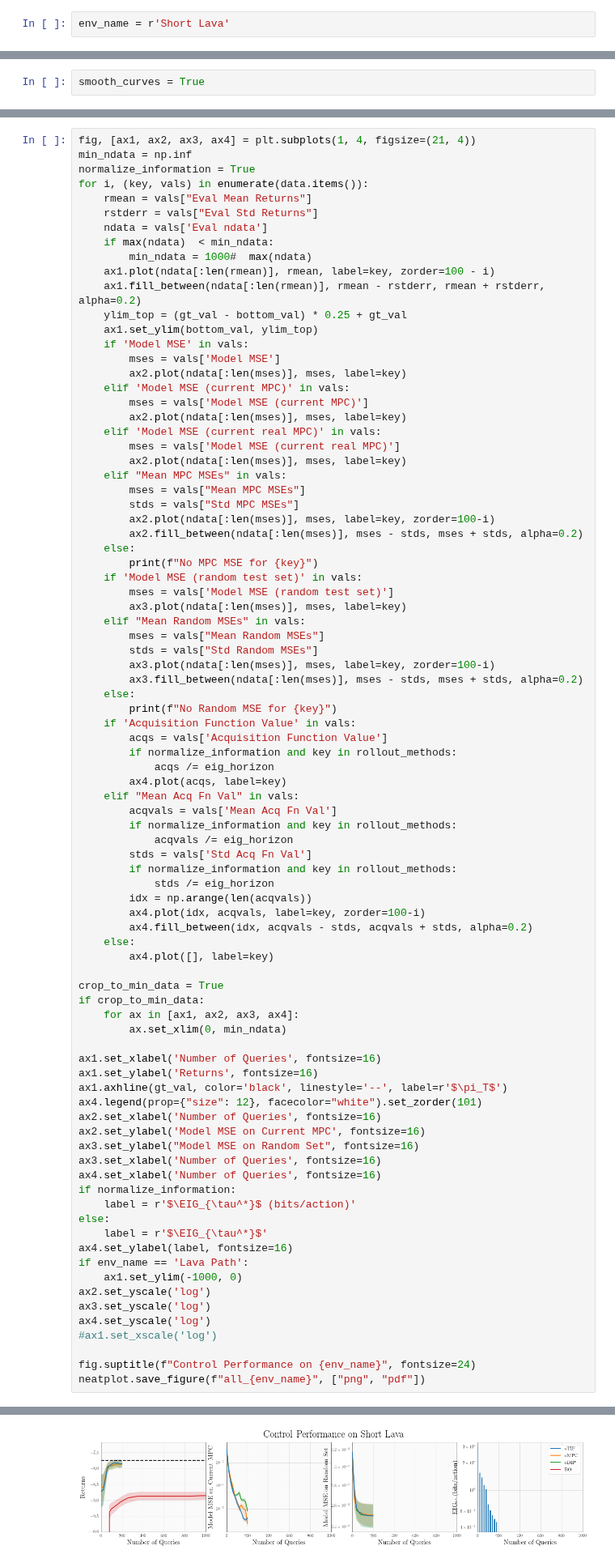
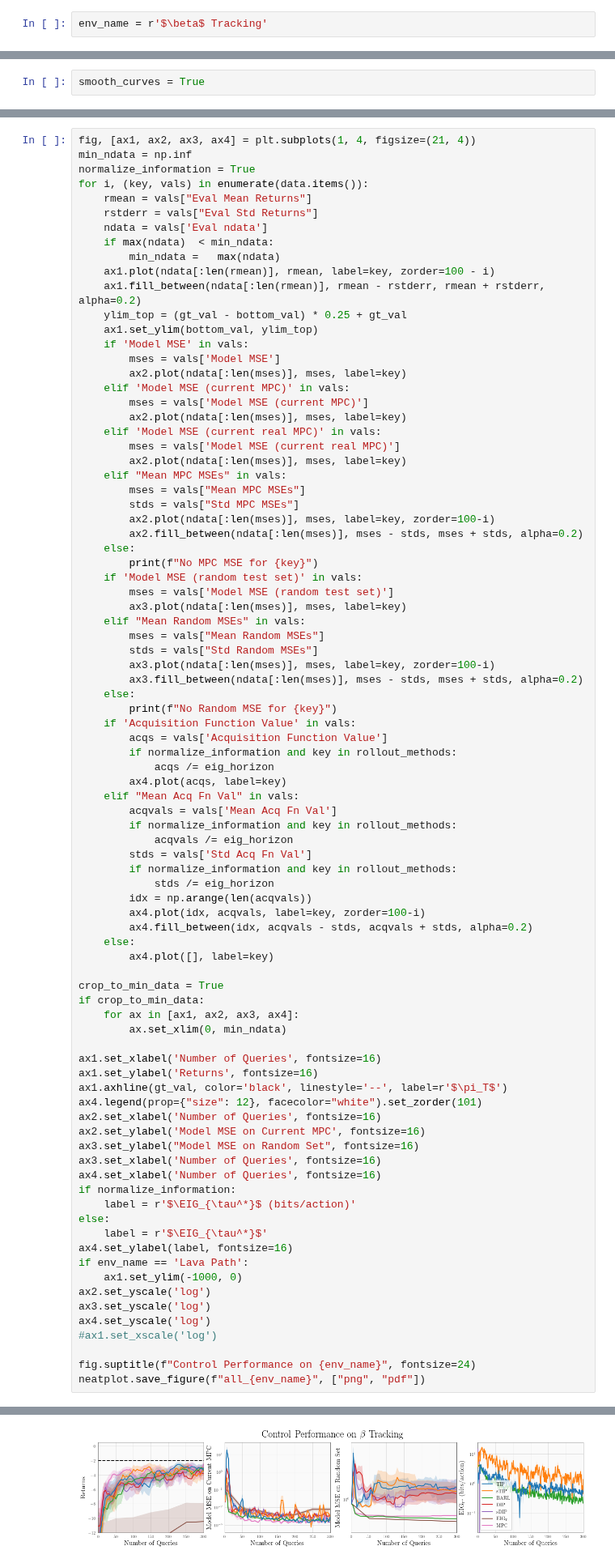
Before and after one commit to fusion-ml/trajectory-information-rl, a Jupyter notebook: notebooks/plot_returns.ipynb, the cells around one changed output, grey strips where cells are left out. Shown at 81% size. Drawn from its saved outputs; the diff is of its cells as text.

```diff
--- a/notebooks/plot_returns.ipynb
+++ b/notebooks/plot_returns.ipynb
@@ -24,7 +24,7 @@ baseline_path = Path('../../bac-baselines/experiments')
 base_hucrl_path = Path('../../hucrl/exps/mujoco/experiments')
 process_seeds = True
 # %%
-env_name = r'Short Lava'
+env_name = r'$\beta$ Tracking'
 # %%
 pend_paths = {# 'BAC (seed 12)': 'random_init_12_2021-08-05/10-02-01/',
          # 'BAC': 'pend_norm_tele_mg_3mc_2021-08-16/21-16-21',
@@ -548,7 +547,7 @@ for i, (key, vals) in enumerate(data.items()):
     rstderr = vals["Eval Std Returns"]
     ndata = vals['Eval ndata']
     if max(ndata)  < min_ndata:
-        min_ndata = 1000#  max(ndata)
+        min_ndata =   max(ndata)
     ax1.plot(ndata[:len(rmean)], rmean, label=key, zorder=100 - i)
     ax1.fill_between(ndata[:len(rmean)], rmean - rstderr, rmean + rstderr, alpha=0.2)
     ylim_top = (gt_val - bottom_val) * 0.25 + gt_val
@@ -633,4 +630,4 @@ Saved figure all_Short Lava.pdf
-[figure, old version]
+[figure, new version]
 # %%
 fig, ax = plt.subplots(figsize=(12, 9))
 for i, (key, vals) in enumerate(data.items()):
```
Also changed, not shown: parts of 5 cells of this notebook.
